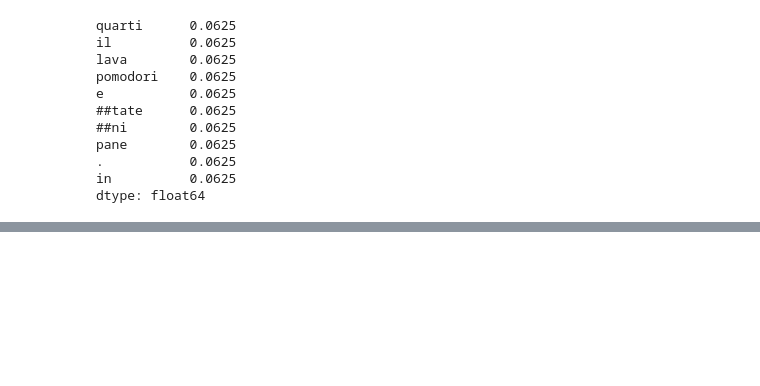
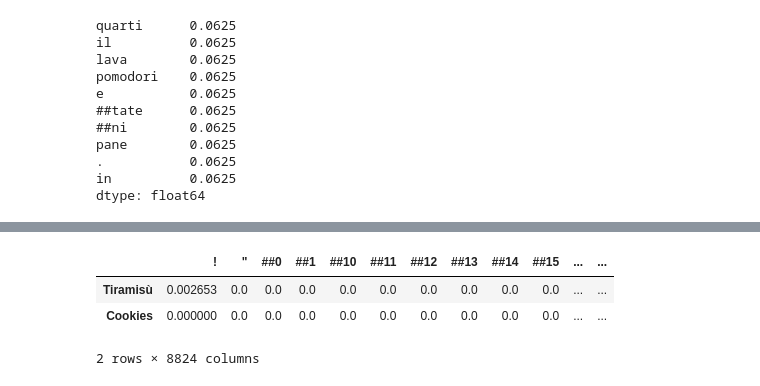
Before and after one commit to umilISLab/midh, a Jupyter notebook: esempi/recipes.ipynb, the cells around one changed output, grey strips where cells are left out. Cells and saved outputs as stored; diff of their text form; code cells hidden in the pictures; blank space fills up the shorter version.

```diff
--- a/esempi/recipes.ipynb
+++ b/esempi/recipes.ipynb
@@ -438,0 +472,8 @@ most_similar.sort_values()
+# %%
+TF = (freq.T / freq.sum(axis=1)).T
+TF.head(2)
+# %% [output]
+|  | ! | " | ##0 | ##1 | ##10 | ##11 | ##12 | ##13 | ##14 | ##15 | ... | ... |
+| Tiramisù | 0.002653 | 0.0 | 0.0 | 0.0 | 0.0 | 0.0 | 0.0 | 0.0 | 0.0 | 0.0 | ... | ... |
+| Cookies | 0.000000 | 0.0 | 0.0 | 0.0 | 0.0 | 0.0 | 0.0 | 0.0 | 0.0 | 0.0 | ... | ... |
+2 rows × 8824 columns
```
Also changed, not shown: parts of 27 cells of this notebook, 2 other files.
